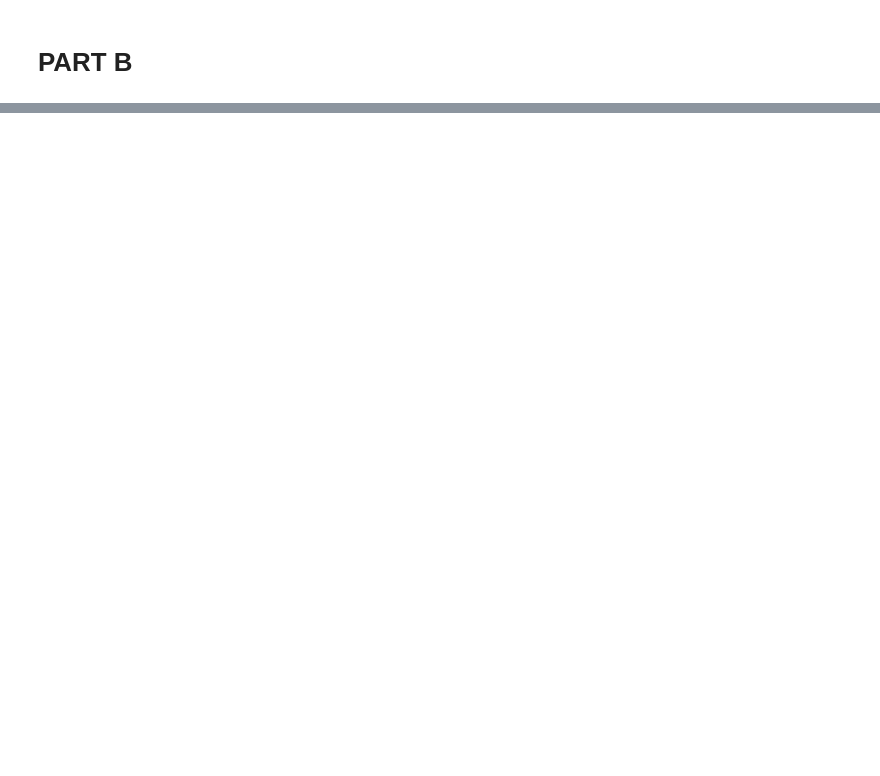
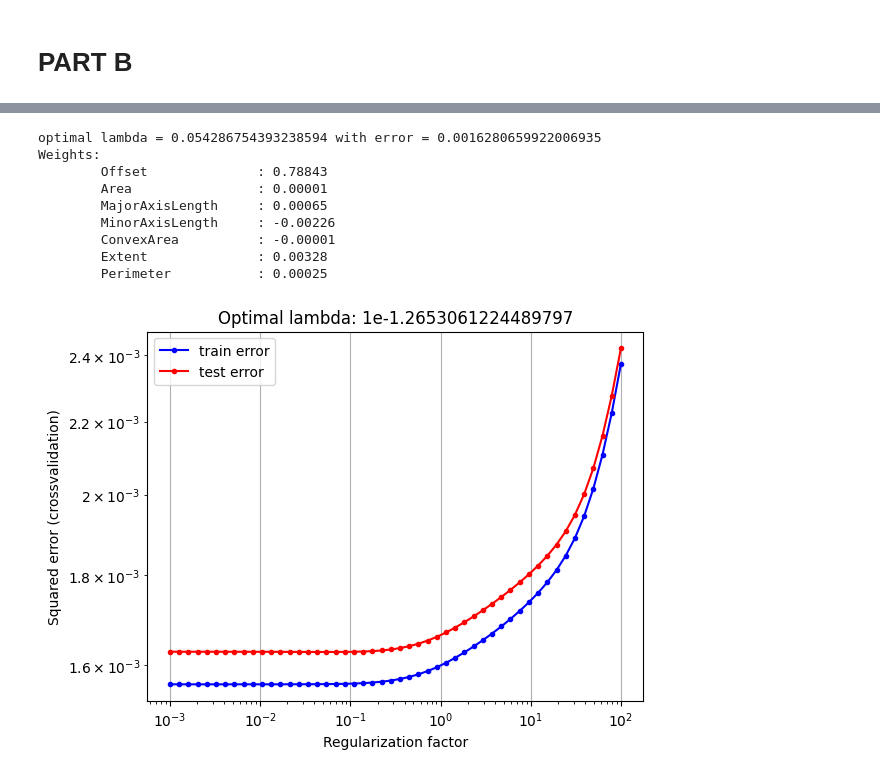
Before and after one commit to Donexize/MLPROJECT, a Jupyter notebook: assignment_02_regression.ipynb, the cells around one changed output, grey strips where cells are left out. Cells and saved outputs as stored; diff of their text form; code cells hidden in the pictures; blank space fills up the shorter version.

```diff
--- a/assignment_02_regression.ipynb
+++ b/assignment_02_regression.ipynb
@@ -191,7 +141,7 @@ Weights:
 # parameters
 K = 10
 CV = model_selection.KFold(n_splits=K, shuffle=True)
-lambdas = np.logspace(-2, 10, 50)
+lambdas = np.logspace(-3, 2, 50)
 
 # Initialize arrays to store errors
 Error_train = np.zeros(len(lambdas))
@@ -224,13 +174,10 @@ for i, lambda_val in enumerate(lambdas):
     Error_train[i] = np.mean(fold_train_errors)
     Error_test[i] = np.mean(fold_test_errors)
 
-
-
 optimal_lambda_index = np.argmin(Error_test)
 optimal_lambda = lambdas[optimal_lambda_index]
 
 print(f'Optimal lambda: {optimal_lambda}')
-
 
 model = Ridge(alpha=optimal_lambda)
 model.fit(X, y)
@@ -268,0 +274,46 @@ Weights:
+# %%
+# apply linear regression on the data
+
+lambdas = np.logspace(-3, 2, 50)
+cross_validation = 10
+XtX = X.T @ X
+Xty = X.T @ y
+
+(   opt_val_err,
+    opt_lambda,
+    mean_w_vs_lambda,
+    train_err_vs_lambda,
+    test_err_vs_lambda,
+    ) = rlr_validate(X, y, lambdas, cross_validation)
+
+lambdaI = opt_lambda * np.eye(M)
+lambdaI[0, 0] = 0  # Do no regularize the bias term
+w_rlr= np.linalg.solve(XtX + lambdaI, Xty).squeeze()
+print(f'optimal lambda = {opt_lambda} with error = {opt_val_err}')
+
+print("Weights:")
+for m in range(M):
+    print(f'\t{attributeNames[m].ljust(20)}: {w_rlr[m]:.5f}')
+
+plt.figure()
+plt.title("Optimal lambda: 1e{0}".format(np.log10(opt_lambda)))
+plt.loglog(lambdas, train_err_vs_lambda.T, "b.-", label='train error')
+plt.loglog(lambdas, test_err_vs_lambda.T, "r.-", label='test error')
+plt.xlabel("Regularization factor")
+plt.ylabel("Squared error (crossvalidation)")
+plt.legend()
+plt.grid()
+
+
+plt.show()
+# %% [output]
+optimal lambda = 0.054286754393238594 with error = 0.0016280659922006935
+Weights:
+        Offset              : 0.78843
+        Area                : 0.00001
+        MajorAxisLength     : 0.00065
+        MinorAxisLength     : -0.00226
+        ConvexArea          : -0.00001
+        Extent              : 0.00328
+        Perimeter           : 0.00025
+[figure, added]
```
Also changed, not shown: parts of 16 cells of this notebook.
